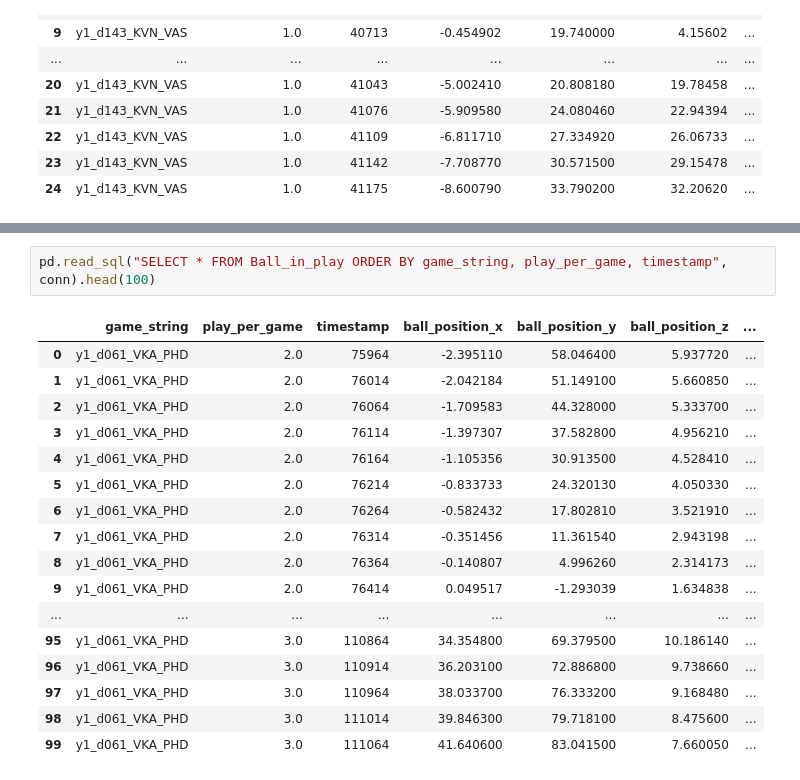
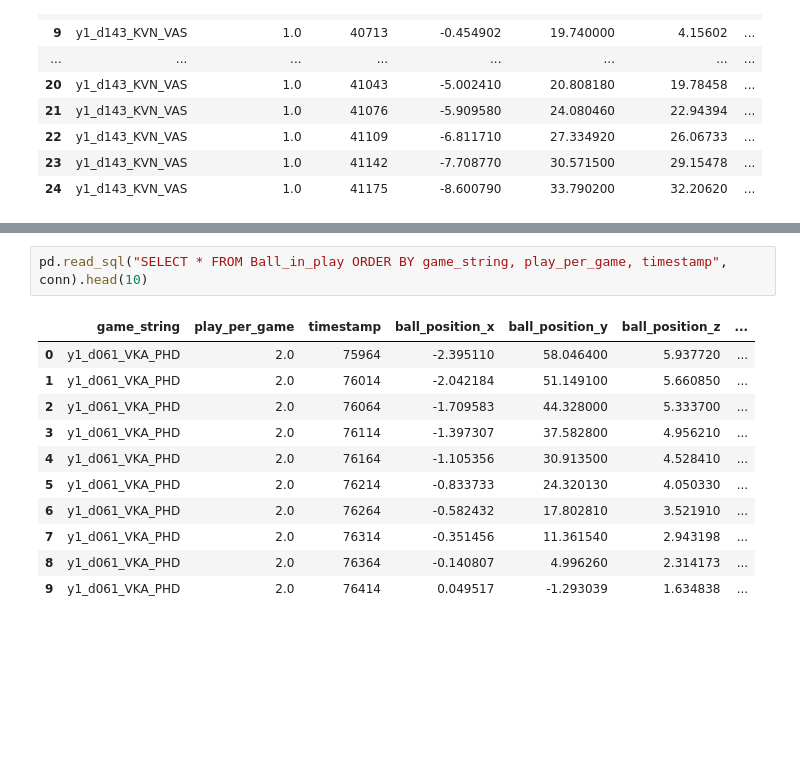
Before and after one commit to TDFelton/FirstPitchFastballFiesta, a Jupyter notebook: data_processing.ipynb, the cells around one changed output, grey strips where cells are left out. Cells and saved outputs as stored; diff of their text form; blank space fills up the shorter version.

```diff
--- a/data_processing.ipynb
+++ b/data_processing.ipynb
@@ -239,23 +255,17 @@ OperationalError: near "SELECT": syntax error
 # %%
-pd.read_sql("SELECT * FROM Ball_in_play ORDER BY game_string, play_per_game, timestamp", conn).head(100)
+pd.read_sql("SELECT * FROM Ball_in_play ORDER BY game_string, play_per_game, timestamp", conn).head(10)
 # %% [output]
 |  | game_string | play_per_game | timestamp | ball_position_x | ball_position_y | ball_position_z | ... |
 | 0 | y1_d061_VKA_PHD | 2.0 | 75964 | -2.395110 | 58.046400 | 5.937720 | ... |
 | 1 | y1_d061_VKA_PHD | 2.0 | 76014 | -2.042184 | 51.149100 | 5.660850 | ... |
 | 2 | y1_d061_VKA_PHD | 2.0 | 76064 | -1.709583 | 44.328000 | 5.333700 | ... |
 | 3 | y1_d061_VKA_PHD | 2.0 | 76114 | -1.397307 | 37.582800 | 4.956210 | ... |
 | 4 | y1_d061_VKA_PHD | 2.0 | 76164 | -1.105356 | 30.913500 | 4.528410 | ... |
 | 5 | y1_d061_VKA_PHD | 2.0 | 76214 | -0.833733 | 24.320130 | 4.050330 | ... |
 | 6 | y1_d061_VKA_PHD | 2.0 | 76264 | -0.582432 | 17.802810 | 3.521910 | ... |
 | 7 | y1_d061_VKA_PHD | 2.0 | 76314 | -0.351456 | 11.361540 | 2.943198 | ... |
 | 8 | y1_d061_VKA_PHD | 2.0 | 76364 | -0.140807 | 4.996260 | 2.314173 | ... |
 | 9 | y1_d061_VKA_PHD | 2.0 | 76414 | 0.049517 | -1.293039 | 1.634838 | ... |
-| ... | ... | ... | ... | ... | ... | ... | ... |
-| 95 | y1_d061_VKA_PHD | 3.0 | 110864 | 34.354800 | 69.379500 | 10.186140 | ... |
-| 96 | y1_d061_VKA_PHD | 3.0 | 110914 | 36.203100 | 72.886800 | 9.738660 | ... |
-| 97 | y1_d061_VKA_PHD | 3.0 | 110964 | 38.033700 | 76.333200 | 9.168480 | ... |
-| 98 | y1_d061_VKA_PHD | 3.0 | 111014 | 39.846300 | 79.718100 | 8.475600 | ... |
-| 99 | y1_d061_VKA_PHD | 3.0 | 111064 | 41.640600 | 83.041500 | 7.660050 | ... |
 # %%
 drop_table = "DROP TABLE IF EXISTS barrel_calc"
 cur.execute(drop_table)
```
Also changed, not shown: parts of 13 cells of this notebook.
